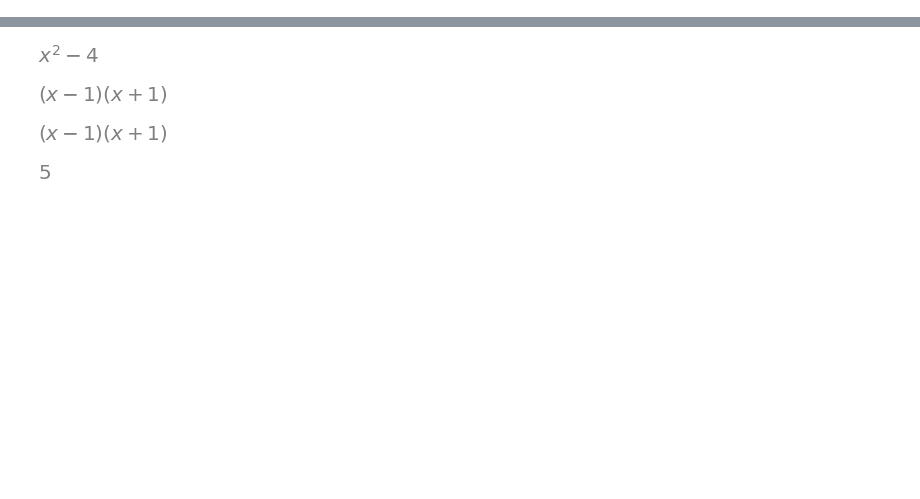
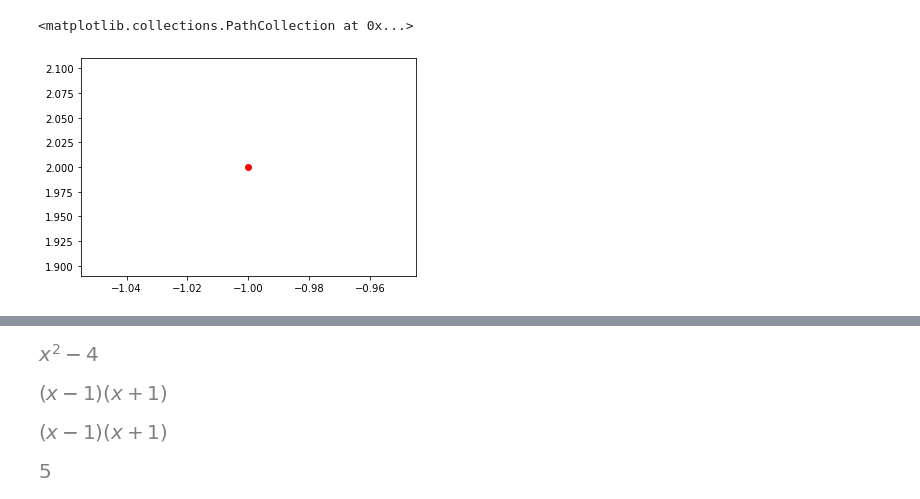
Before and after one commit to crdguez/taller_de_funciones, a Jupyter notebook: pruebas_borrar.ipynb, the cells around one changed output, grey strips where cells are left out. Cells and saved outputs as stored; diff of their text form; code cells hidden in the pictures; blank space fills up the shorter version.

```diff
--- a/pruebas_borrar.ipynb
+++ b/pruebas_borrar.ipynb
@@ -13,0 +16,5 @@ plot_implicit(Eq(y,0*x-4),x_var=x)
+# %%
+plt.scatter(-1,2, color='r')
+# %% [output]
+<matplotlib.collections.PathCollection at 0x...>
+[figure, added]
```
Also changed, not shown: parts of 6 cells of this notebook, 1 other file.
